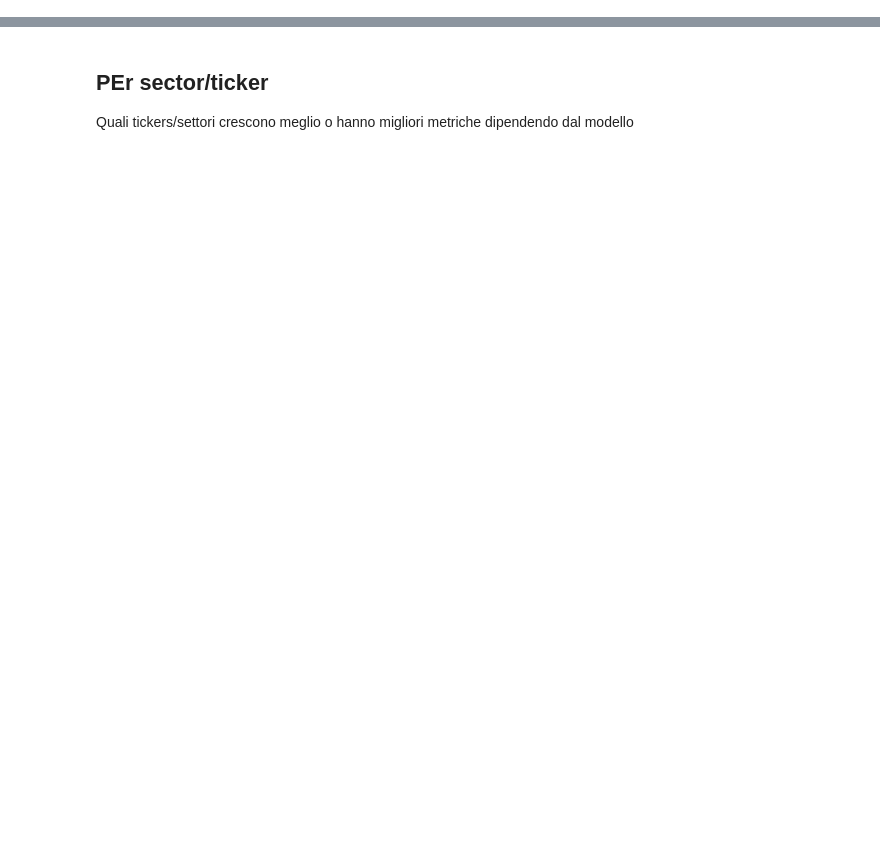
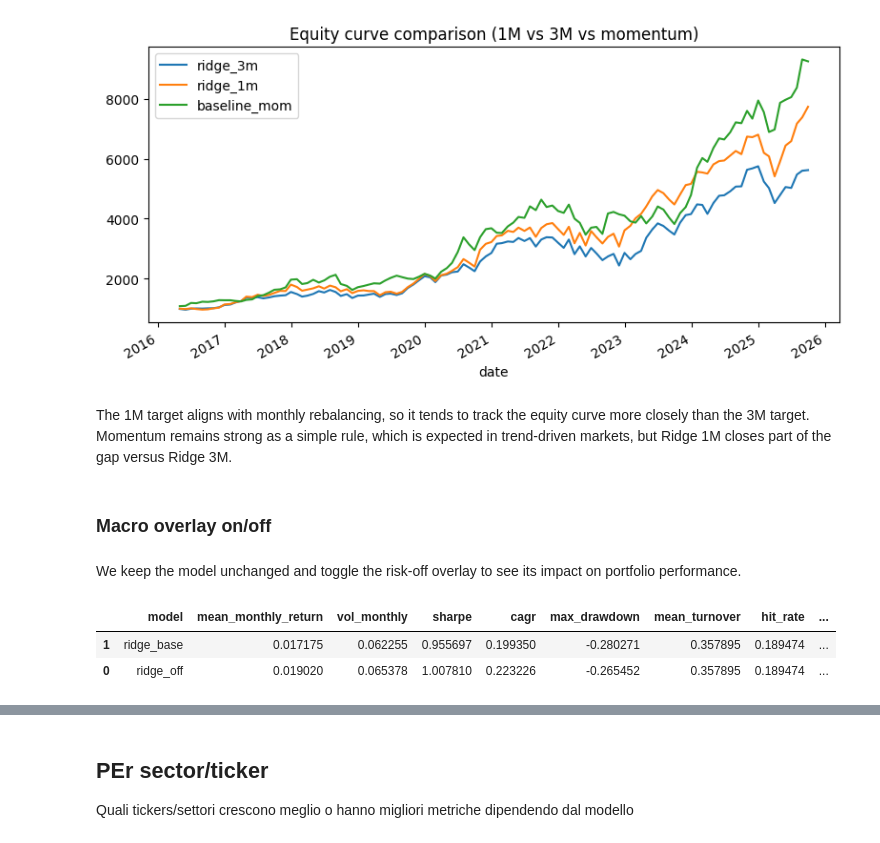
Before and after one commit to IgorDragone/hybrid-stock-prediction-thesis, a Jupyter notebook: notebooks/04_robustness.ipynb, the cells around one changed output, grey strips where cells are left out. Drawn from its saved outputs; the diff is of its cells as text; code cells hidden in the pictures; blank space fills up the shorter version.

```diff
--- a/notebooks/04_robustness.ipynb
+++ b/notebooks/04_robustness.ipynb
@@ -189,0 +50,6 @@ temporal stability, sectors strenght,
+# %%
+def run_model(target_col, score_col, features, model=None):
+    io = ModelIO(target_col=target_col)
+    model = model or build_ridge_pipeline(alpha=1.0)
+    oos, _ = fit_predict_oos_scores(splits, features, model, io, score_col)
+    return oos
@@ -189,0 +64,8 @@ temporal stability, sectors strenght,
+# %%
+# Base model OOS (ridge, 3M, all features) reused across checks
+baseline_cfg = BaselineConfig(momentum_col='mom12_pr', score_col='score_baseline_mom')
+df_base = add_momentum_score(df_model, baseline_cfg)
+
+oos_base = run_model('target_3m', 'score_ridge', features_all)
+oos_base = oos_base.merge(df_base[['date','ticker','score_baseline_mom']], on=['date','ticker'], how='left')
+summary_base, artifacts_base = backtest_from_scores(oos_base, {'baseline_mom': 'score_baseline_mom', 'ridge_base': 'score_ridge'}, bt_cfg)
@@ -189,0 +77,10 @@ temporal stability, sectors strenght,
+# %%
+# target_1m
+oos_1m = run_model('target_1m', 'score_ridge_1m', features_all)
+oos_1m = oos_1m.merge(df_base[['date','ticker','score_baseline_mom']], on=['date','ticker'], how='left')
+summary_1m, artifacts_1m = backtest_from_scores(oos_1m, {'baseline_mom': 'score_baseline_mom', 'ridge_1m': 'score_ridge_1m'}, bt_cfg)
+
+print('Target 3M')
+display(summary_base)
+print('Target 1M')
+display(summary_1m)
@@ -189,0 +96,40 @@ temporal stability, sectors strenght,
+# %%
+# Equity comparison: Ridge 3M vs Ridge 1M vs Momentum baseline
+curves = {
+    'ridge_3m': artifacts_base['ridge_base']['equity'],
+    'ridge_1m': artifacts_1m['ridge_1m']['equity'],
+    'baseline_mom': artifacts_base['baseline_mom']['equity'],
+}
+
+plt.figure(figsize=(8, 4))
+for name, eq in curves.items():
+    (eq * 1000).plot(label=name)
+plt.title('Equity curve comparison (1M vs 3M vs momentum)')
+plt.legend()
+plt.tight_layout()
+# %% [output]
+[figure, added]
+# %% [markdown]
+The 1M target aligns with monthly rebalancing, so it tends to track the equity curve more closely than the 3M target.
+Momentum remains strong as a simple rule, which is expected in trend‑driven markets, but Ridge 1M closes part of the gap versus Ridge 3M.
+# %% [markdown]
+### Macro overlay on/off
+# %% [markdown]
+We keep the model unchanged and toggle the risk‑off overlay to see its impact on portfolio performance.
+# %%
+oos = oos_base.copy()
+
+bt_on = BacktestConfig(top_k=top_k, overlay_enabled=True, stress_threshold=0.5, risk_off_exposure=0.6)
+bt_off = BacktestConfig(top_k=top_k, overlay_enabled=False)
+
+summary_on = summary_base[summary_base['model'] == 'ridge_base'].copy()
+summary_on = summary_on.assign(overlay='on')
+summary_off, artifacts_off = backtest_from_scores(oos, {'ridge_off': 'score_ridge'}, bt_off)
+summary_off = summary_off.assign(overlay='off')
+
+summary_overlay = pd.concat([summary_on, summary_off])
+display(summary_overlay)
+# %% [output]
+|  | model | mean_monthly_return | vol_monthly | sharpe | cagr | max_drawdown | mean_turnover | hit_rate | ... |
+| 1 | ridge_base | 0.017175 | 0.062255 | 0.955697 | 0.199350 | -0.280271 | 0.357895 | 0.189474 | ... |
+| 0 | ridge_off | 0.019020 | 0.065378 | 1.007810 | 0.223226 | -0.265452 | 0.357895 | 0.189474 | ... |
```
Also changed, not shown: parts of 63 cells of this notebook, 4 other files.
